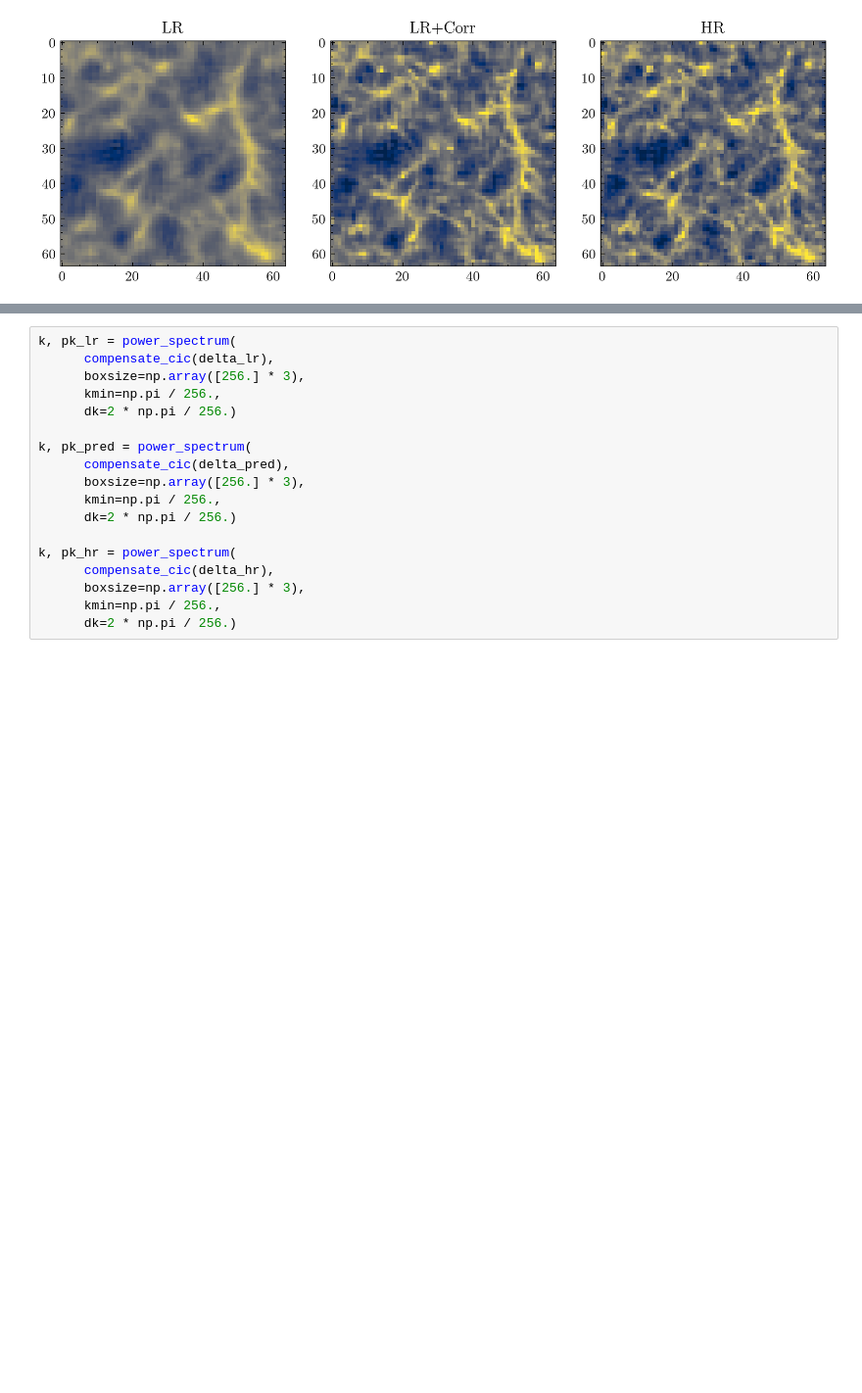
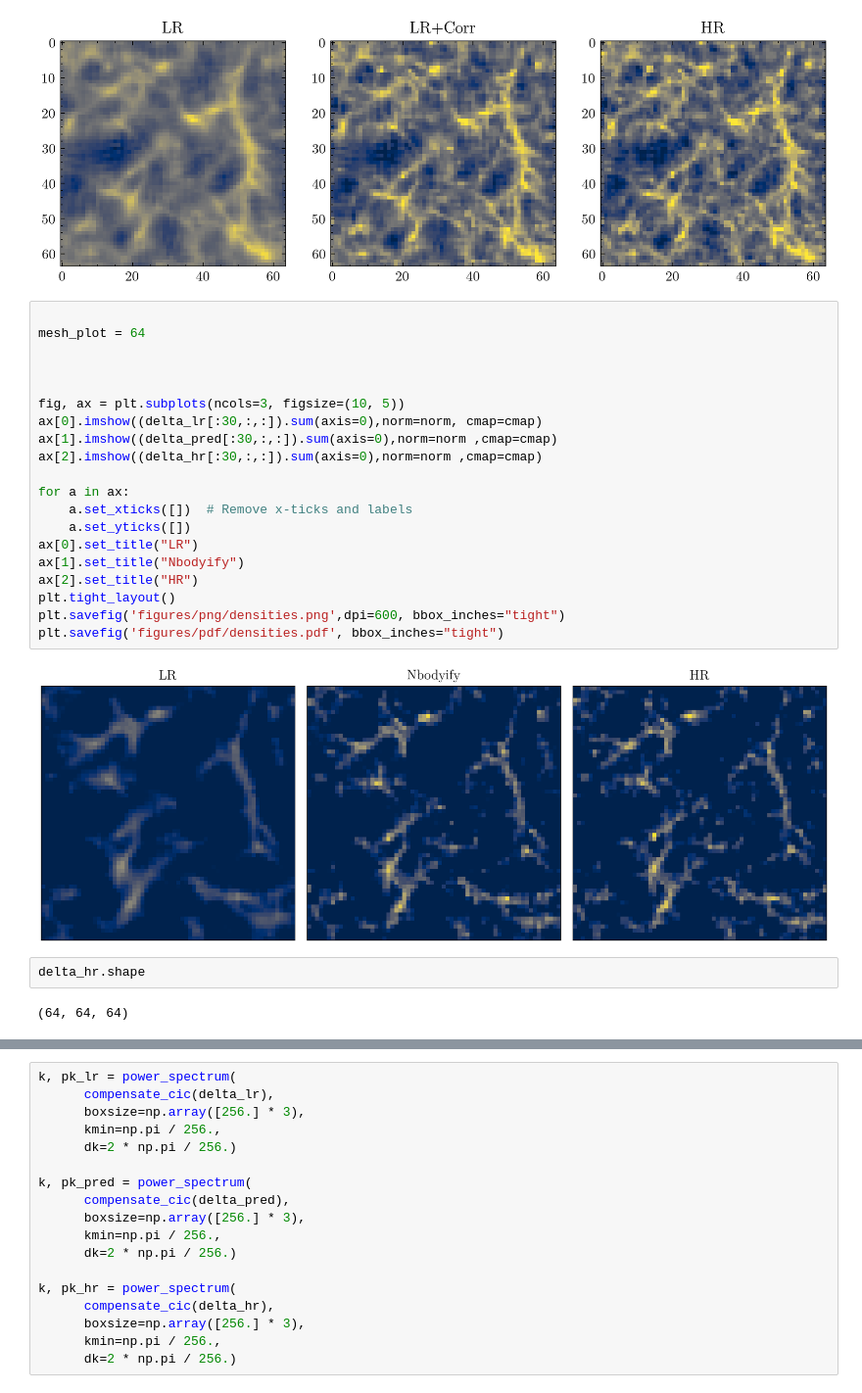
Before and after one commit to florpi/JaxPM, a Jupyter notebook: pm2nbody/notebooks/EDA_model.ipynb, the cells around one changed output, grey strips where cells are left out. Shown at 98% size. Drawn from its saved outputs; the diff is of its cells as text; blank space fills up the shorter version.

```diff
--- a/pm2nbody/notebooks/EDA_model.ipynb
+++ b/pm2nbody/notebooks/EDA_model.ipynb
@@ -136,3 +202,29 @@ ax[2].set_title("HR")
 # %% [output]
 Text(0.5, 1.0, 'HR')
 [figure]
+# %%
+
+mesh_plot = 64
+
+
+
+fig, ax = plt.subplots(ncols=3, figsize=(10, 5))
+ax[0].imshow((delta_lr[:30,:,:]).sum(axis=0),norm=norm, cmap=cmap)
+ax[1].imshow((delta_pred[:30,:,:]).sum(axis=0),norm=norm ,cmap=cmap)
+ax[2].imshow((delta_hr[:30,:,:]).sum(axis=0),norm=norm ,cmap=cmap)
+
+for a in ax:
+    a.set_xticks([])  # Remove x-ticks and labels
+    a.set_yticks([])
+ax[0].set_title("LR")
+ax[1].set_title("Nbodyify")
+ax[2].set_title("HR")
+plt.tight_layout()
+plt.savefig('figures/png/densities.png',dpi=600, bbox_inches="tight")
+plt.savefig('figures/pdf/densities.pdf', bbox_inches="tight")
+# %% [output]
+[figure, added]
+# %%
+delta_hr.shape
+# %% [output]
+(64, 64, 64)
```
Also changed, not shown: parts of 36 cells of this notebook, 6 other files.
